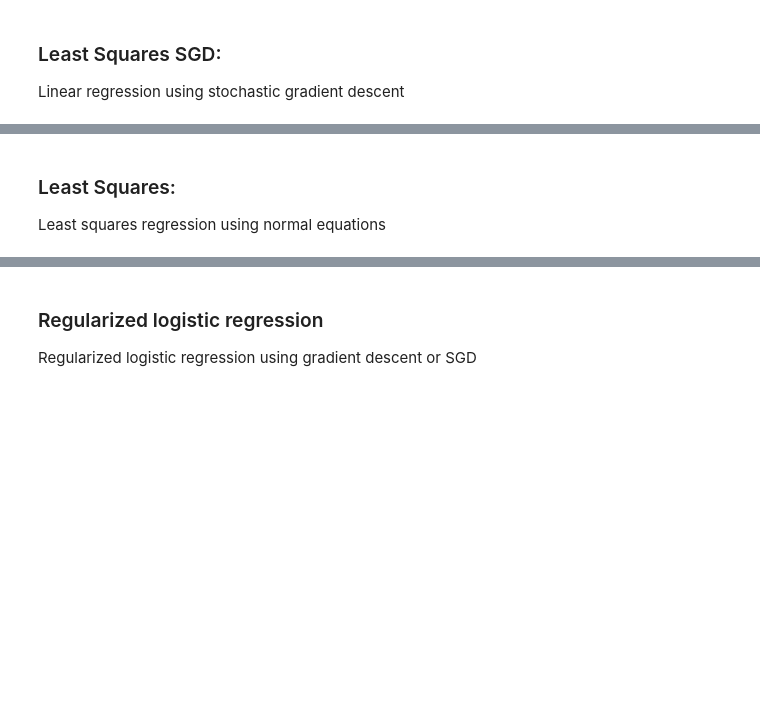
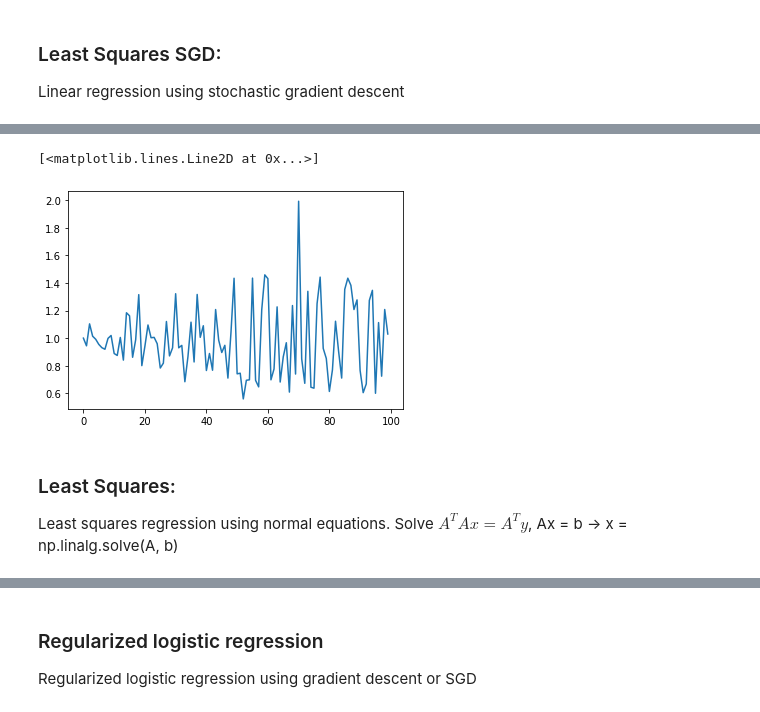
Before and after one commit to Dreyvor/ML_Project_1, a Jupyter notebook: source/project_1.ipynb, the cells around one changed output, grey strips where cells are left out. Drawn from its saved outputs; the diff is of its cells as text; code cells hidden in the pictures; blank space fills up the shorter version.

```diff
--- a/source/project_1.ipynb
+++ b/source/project_1.ipynb
@@ -63,8 +151,29 @@ def least_squares_GD(y, tx, initial_w, max_iters, gamma):
 # %% [markdown]
 ### Least Squares SGD:
 Linear regression using stochastic gradient descent
-# %%
-def least_squares_SGD(y, tx, initial_w, max_iters, gamma):
-    """TO DO"""
-    raise Exception("Not implemented yet")
-    return 0
+# %%
+def least_squares_SGD(y, tx, initial_w, max_iters, gamma):
+    batch_size = 1
+    """Stochastic gradient descent algorithm."""
+    ws = [initial_w]
+    losses = []
+    w = initial_w
+    for n_iter in range(max_iters):
+        for minibatch_y, minibatch_tx in batch_iter(y, tx, batch_size):
+            grad = gradient_MSE(minibatch_y, minibatch_tx, w)
+            loss = MSE_loss(minibatch_y, minibatch_tx, w)
+            w -= gamma * grad
+            # store w and loss
+            ws.append(w)
+            losses.append(loss)
+            print("Least squares gradient Descent({bi}/{ti}): loss={l}".format(
+                bi=n_iter, ti=max_iters - 1, l=loss))
+    return w, losses, losses[-1]
+# %%
+initial_w = np.zeros(tX_std.shape[1])
+max_iters = 100
+gamma = 0.001
+w, losses, final_loss = least_squares_SGD(y, tX_std, initial_w, max_iters,
+                                         gamma)
+plt.plot(losses)
+# %% [output]
@@ -71,3 +197,5 @@ def least_squares_SGD(y, tx, initial_w, max_iters, gamma):
+[<matplotlib.lines.Line2D at 0x...>]
+[figure, added]
 # %% [markdown]
 ### Least Squares:
-Least squares regression using normal equations
+Least squares regression using normal equations. Solve $A^TAx = A^Ty$, Ax = b → x = np.linalg.solve(A, b)
```
Also changed, not shown: parts of 26 cells of this notebook, 2 other files.
